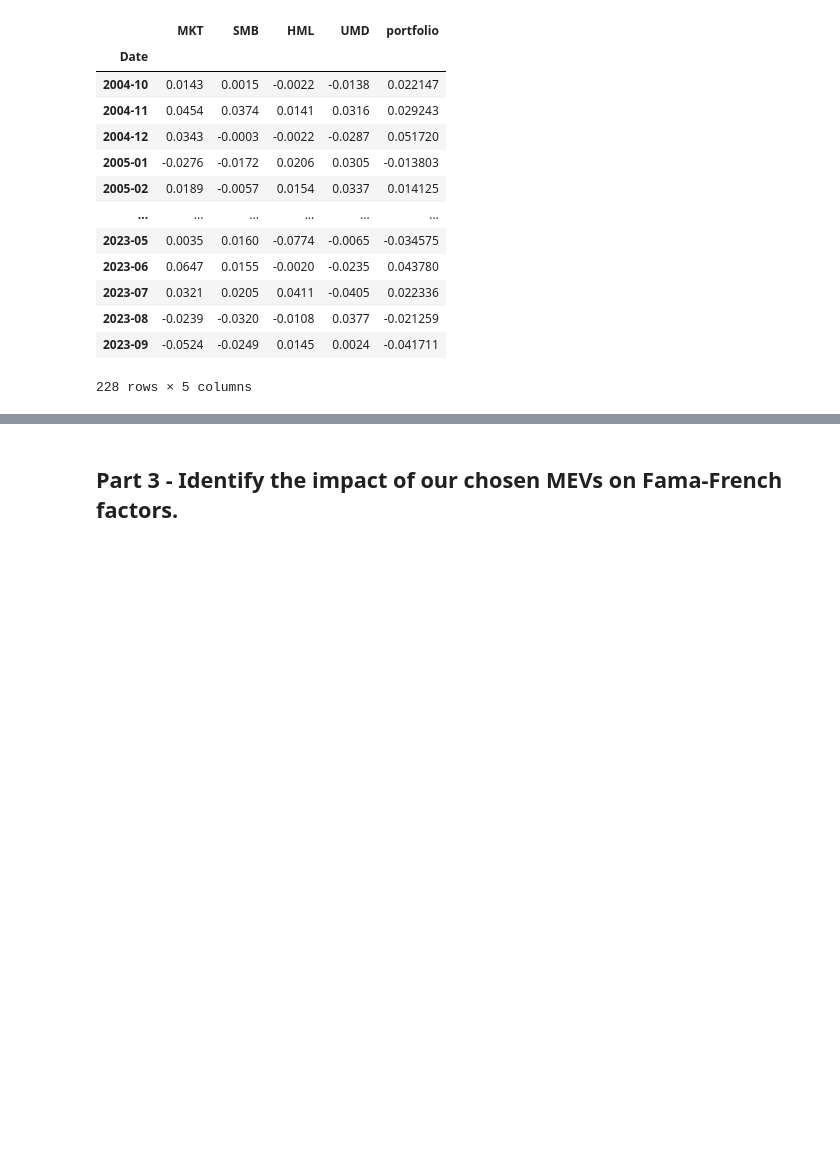
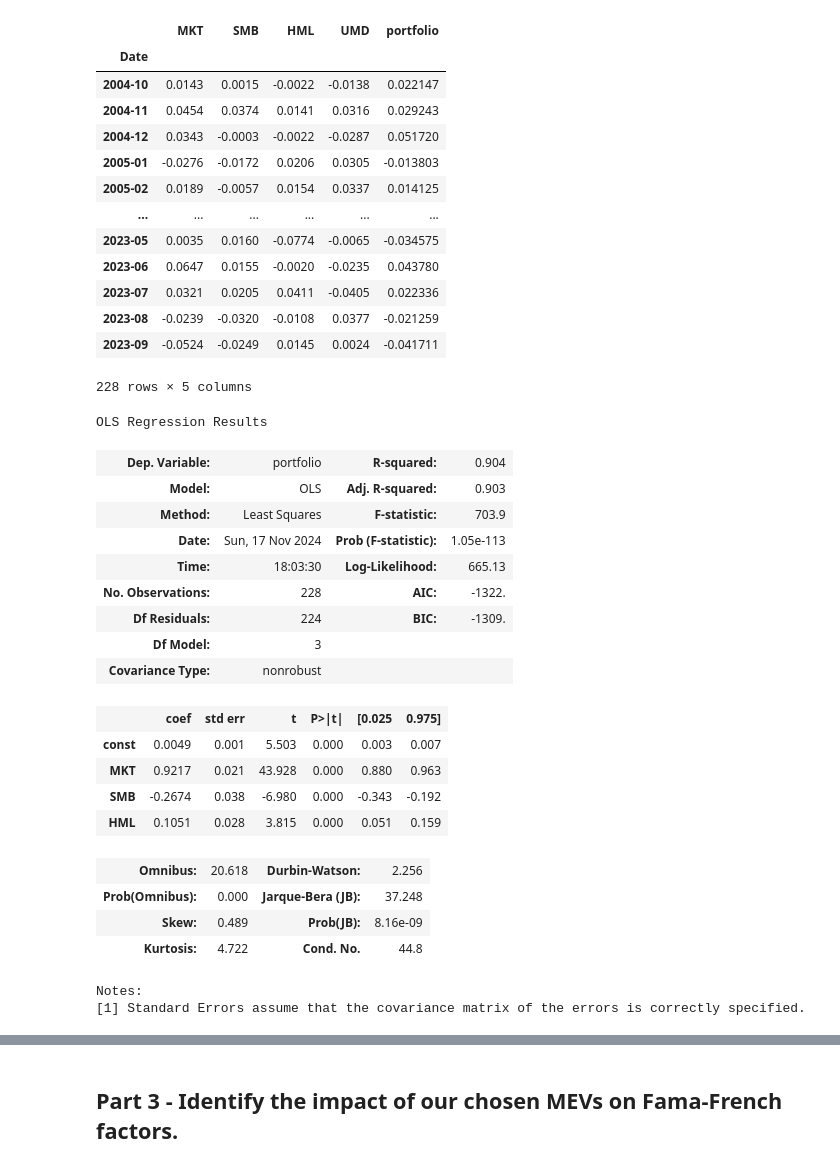
Before and after one commit to vafang25/Econ_Project_2, a Jupyter notebook: Data_Project_2.ipynb, the cells around one changed output, grey strips where cells are left out. Drawn from its saved outputs; the diff is of its cells as text; code cells hidden in the pictures; blank space fills up the shorter version.

```diff
--- a/Data_Project_2.ipynb
+++ b/Data_Project_2.ipynb
@@ -231,3 +231,34 @@ FF_model
 | 2023-08 | -0.0239 | -0.0320 | -0.0108 | 0.0377 | -0.021259 |
 | 2023-09 | -0.0524 | -0.0249 | 0.0145 | 0.0024 | -0.041711 |
 228 rows × 5 columns
+# %%
+import statsmodels.api as sm
+
+X = FF_model[['MKT', 'SMB', 'HML']]
+X = sm.add_constant(X)
+y = FF_model['portfolio']
+FFmodel = sm.OLS(y, X).fit()
+
+FFmodel.summary()
+# %% [output]
+OLS Regression Results
+| Dep. Variable: | portfolio | R-squared: | 0.904 |
+| Model: | OLS | Adj. R-squared: | 0.903 |
+| Method: | Least Squares | F-statistic: | 703.9 |
+| Date: | Sun, 17 Nov 2024 | Prob (F-statistic): | 1.05e-113 |
+| Time: | 18:03:30 | Log-Likelihood: | 665.13 |
+| No. Observations: | 228 | AIC: | -1322. |
+| Df Residuals: | 224 | BIC: | -1309. |
+| Df Model: | 3 |  |  |
+| Covariance Type: | nonrobust |  |  |
+|  | coef | std err | t | P>|t| | [0.025 | 0.975] |
+| const | 0.0049 | 0.001 | 5.503 | 0.000 | 0.003 | 0.007 |
+| MKT | 0.9217 | 0.021 | 43.928 | 0.000 | 0.880 | 0.963 |
+| SMB | -0.2674 | 0.038 | -6.980 | 0.000 | -0.343 | -0.192 |
+| HML | 0.1051 | 0.028 | 3.815 | 0.000 | 0.051 | 0.159 |
+| Omnibus: | 20.618 | Durbin-Watson: | 2.256 |
+| Prob(Omnibus): | 0.000 | Jarque-Bera (JB): | 37.248 |
+| Skew: | 0.489 | Prob(JB): | 8.16e-09 |
+| Kurtosis: | 4.722 | Cond. No. | 44.8 |
+Notes:
+[1] Standard Errors assume that the covariance matrix of the errors is correctly specified.
```
Also changed, not shown: parts of 4 cells of this notebook.
